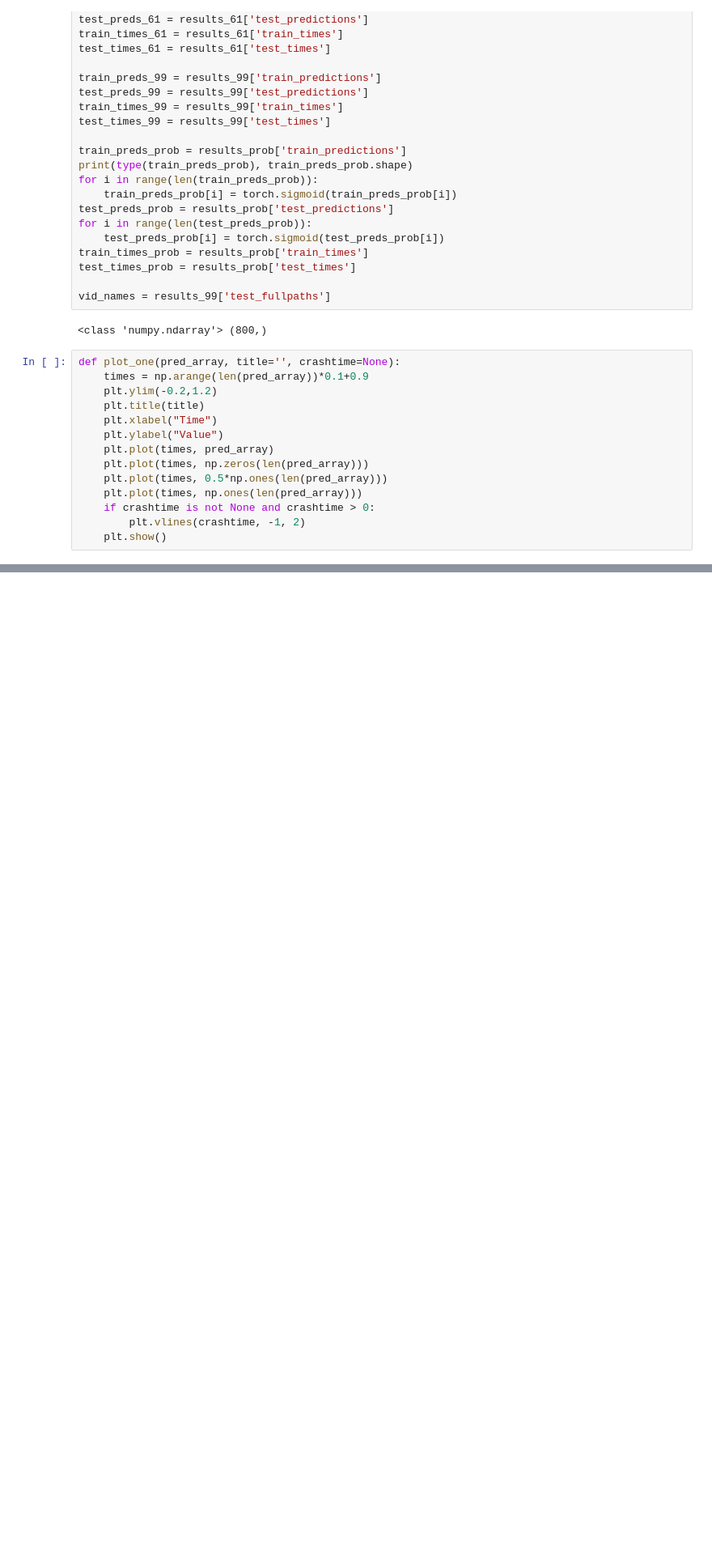
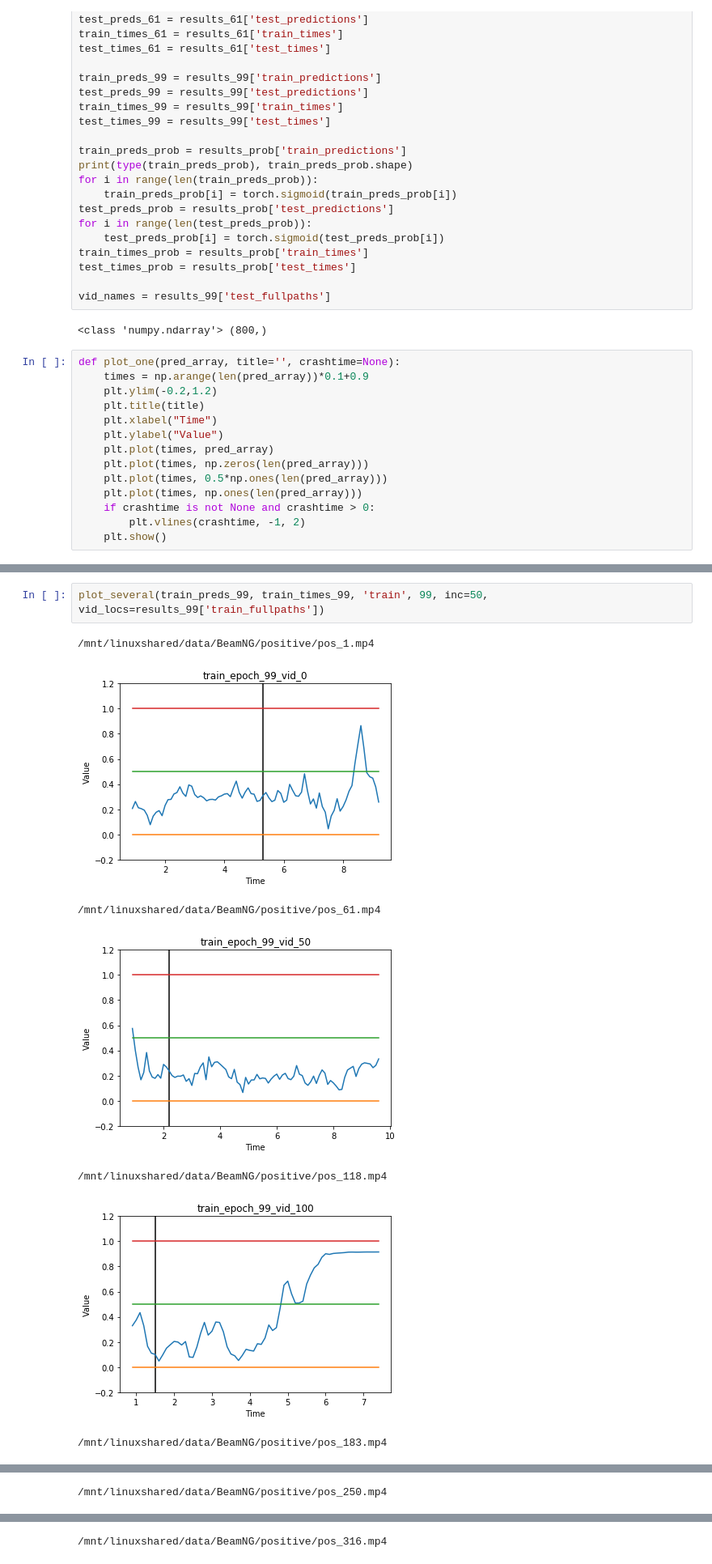
Before and after one commit to rkruser/granger-causal-frames, a Jupyter notebook: visualize.ipynb, the cells around one changed output, grey strips where cells are left out. Shown at 81% size. Drawn from its saved outputs; the diff is of its cells as text; blank space fills up the shorter version.

```diff
--- a/visualize.ipynb
+++ b/visualize.ipynb
@@ -105,0 +92,10 @@ vid_names[50]
+# %%
+plot_several(train_preds_99, train_times_99, 'train', 99, inc=50, vid_locs=results_99['train_fullpaths'])
+# %% [output]
+/mnt/linuxshared/data/BeamNG/positive/pos_1.mp4
+[figure, added]
+/mnt/linuxshared/data/BeamNG/positive/pos_61.mp4
+[figure, added]
+/mnt/linuxshared/data/BeamNG/positive/pos_118.mp4
+[figure, added]
+/mnt/linuxshared/data/BeamNG/positive/pos_183.mp4
@@ -105,0 +103 @@ vid_names[50]
+/mnt/linuxshared/data/BeamNG/positive/pos_250.mp4
@@ -105,0 +105 @@ vid_names[50]
+/mnt/linuxshared/data/BeamNG/positive/pos_316.mp4
```
Also changed, not shown: parts of 10 cells of this notebook, 4 other files.
